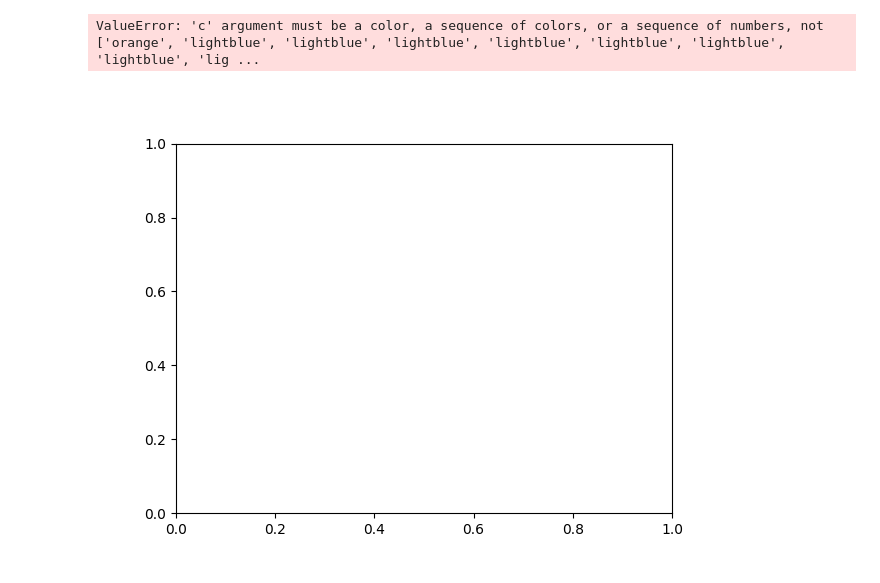
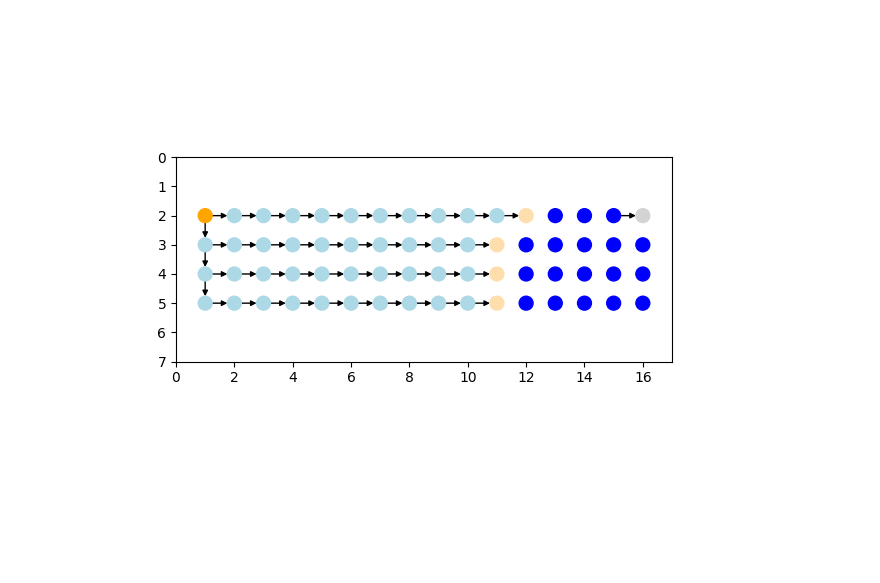
Before and after one commit to ThatDevShparki/codin-game-challenges, a Jupyter notebook: challenges/2024_winter/notebook.ipynb, the cells around one changed output. Drawn from its saved outputs; the diff is of its cells as text; code cells hidden in the pictures; blank space fills up the shorter version.

Commit message:
updated nodes to use features

```diff
--- a/challenges/2024_winter/notebook.ipynb
+++ b/challenges/2024_winter/notebook.ipynb
@@ -133,8 +133,38 @@ while unvisited_coords:
 
         if c_coord not in nodes:
             c_node = Node(x=c_x, y=c_y, entity=c_entity, parent=node)
-            node.children.add(c_node)
             nodes[c_coord] = c_node
+
+            # children are reserved for nodes in organism or empty
+            # features track opponent organisms and proteins
+
+            if True and any(
+                [
+                    # The node is empty
+                    not c_entity,
+                    # ... or the node is a player organism
+                    c_entity
+                    and c_entity.kind in EntityKind.ORGANISMS
+                    and c_entity
+                    and c_entity.owner
+                    and c_entity.owner == Contestant.PLAYER,
+                ]
+            ):
+                if not node.entity or node.entity.owner == Contestant.PLAYER:
+                    node.children.add(c_node)
+
+            if any(
+                [
+                    # The feature is a protein
+                    c_entity and c_entity.kind in EntityKind.PROTEINS,
+                    # ... or the feature is an opponent organism
+                    c_entity
+                    and c_entity.kind in EntityKind.ORGANISMS
+                    and c_entity.owner
+                    and c_entity.owner == Contestant.OPPONENT,
+                ]
+            ):
+                node.features[direction] = c_node
 
             # Determine strategies to get to child
             if not node.entity:
@@ -175,11 +205,11 @@ while unvisited_coords:
 # %%
 import matplotlib.pyplot as plt
 import networkx as nx
-from zmq import has
 
 G = nx.DiGraph()
 
 for node in nodes.values():
+    G.add_node(node)
     for child in node.children:
         G.add_edge(node, child)
 
@@ -203,32 +233,31 @@ for node in G:
         else:
             colormap.append("lightblue")
 
     else:
         colormap.append("lightgray")
 
 pos = {node: node.coord for node in nodes.values()}
 
 
 # add axis
 fig, ax = plt.subplots()
 nx.draw_networkx(
     G,
     arrows=True,
     pos=pos,
     node_size=100,
     ax=ax,
     node_color=colormap,
     width=1,
     arrowstyle="-|>",
     arrowsize=8,
     with_labels=False,
 )  # draw nodes and edges
 plt.axis("on")
 ax.set_xlim(0, width - 1)
 ax.set_ylim(height - 1, 0)
 ax.set_aspect("equal")
 ax.tick_params(left=True, bottom=True, labelleft=True, labelbottom=True)
 plt.show()
 # %% [output]
-ValueError: 'c' argument must be a color, a sequence of colors, or a sequence of numbers, not ['orange', 'lightblue', 'lightblue', 'lightblue', 'lightblue', 'lightblue', 'lightblue', 'lightblue', 'lig ...
-[figure, old version]
+[figure, new version]
```
Also changed, not shown: 1 other file.
